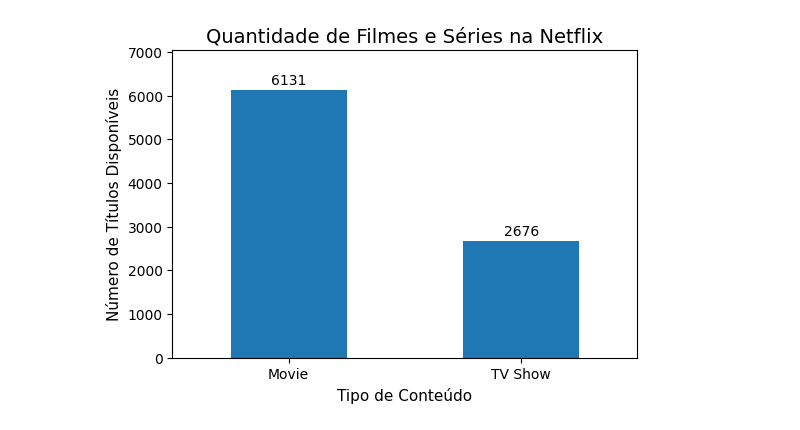
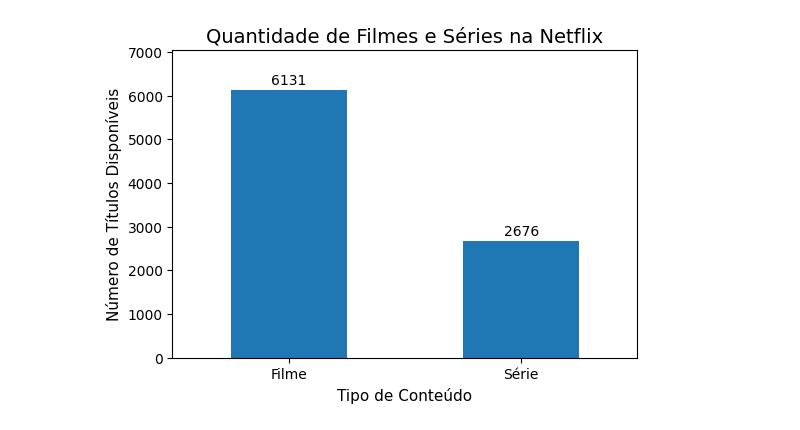
Before and after one commit to isadoraxaavier/trabalho_estatistica, a Jupyter notebook: Estatística.ipynb, the cells around one changed output. Drawn from its saved outputs; the diff is of its cells as text; code cells hidden in the pictures.

```diff
--- a/Estatística.ipynb
+++ b/Estatística.ipynb
@@ -56,26 +58,27 @@ dtype: int64
 # %%
 import matplotlib.pyplot as plt
 
 # --- 5A: Tipo (com descrições mais explicativas) ---
-type_counts = df["type"].value_counts()
+# Substituir Movie/TV Show por Filme/Série
+type_counts = df["type"].replace({"Movie": "Filme", "TV Show": "Série"}).value_counts()
 
 plt.figure(figsize=(6,4))
 ax = type_counts.plot(kind="bar", color="#1f77b4")
 
 plt.title("Quantidade de Filmes e Séries na Netflix", fontsize=14)
 plt.xlabel("Tipo de Conteúdo", fontsize=11)
 plt.ylabel("Número de Títulos Disponíveis", fontsize=11)
 plt.xticks(rotation=0)
 
 # Ajusta o limite superior do eixo Y para dar mais espaço acima das barras
 plt.ylim(0, type_counts.max() * 1.15)
 
 for container in ax.containers:
     ax.bar_label(container, label_type="edge", fontsize=10, padding=2)
 
 plt.show()
 # %% [output]
-[figure, old version]
+[figure, new version]
 # %%
 # --- 5B: Classificação no Brasil (com descrições mais explicativas) ---
 rating_br_counts = df["Classificação equivalente no Brasil"].value_counts()
```
Also changed, not shown: parts of 4 cells of this notebook.
